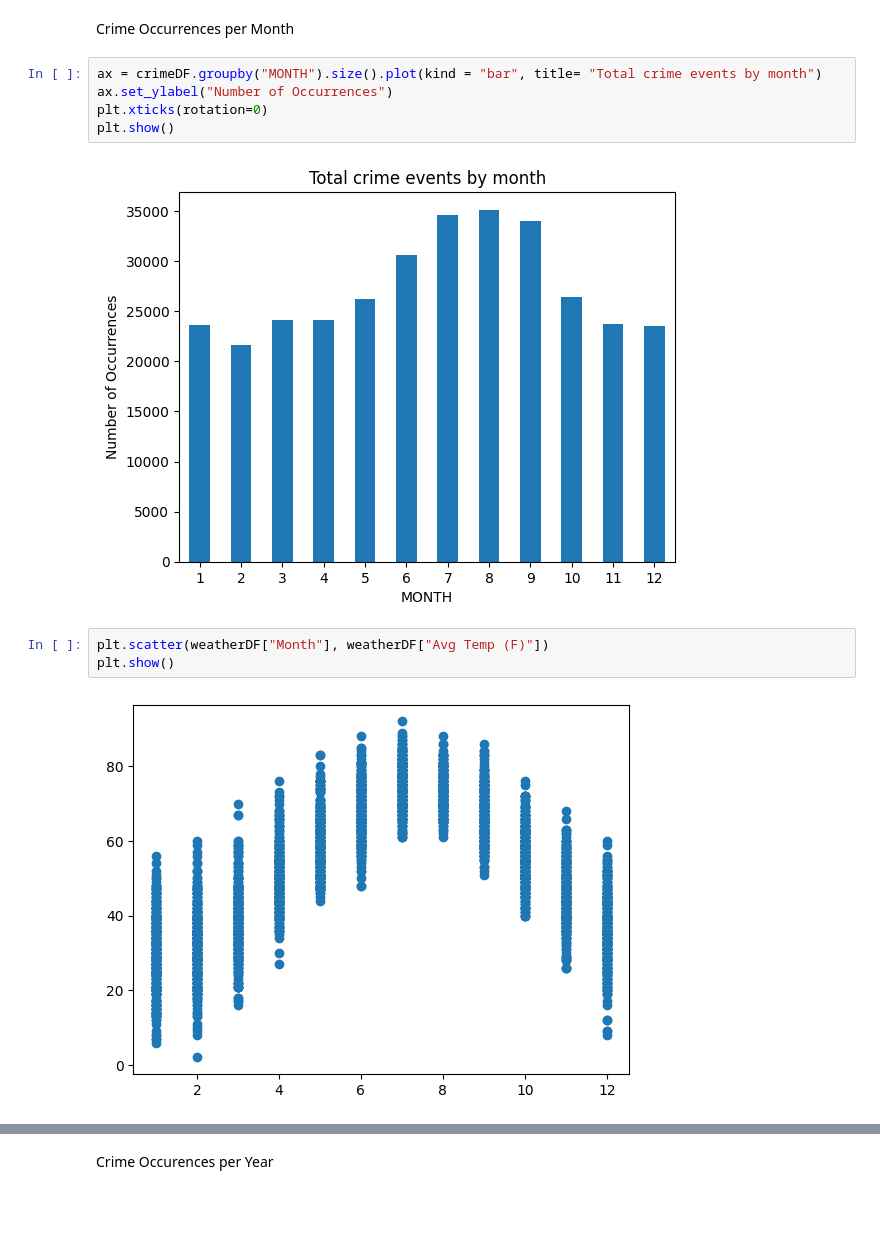
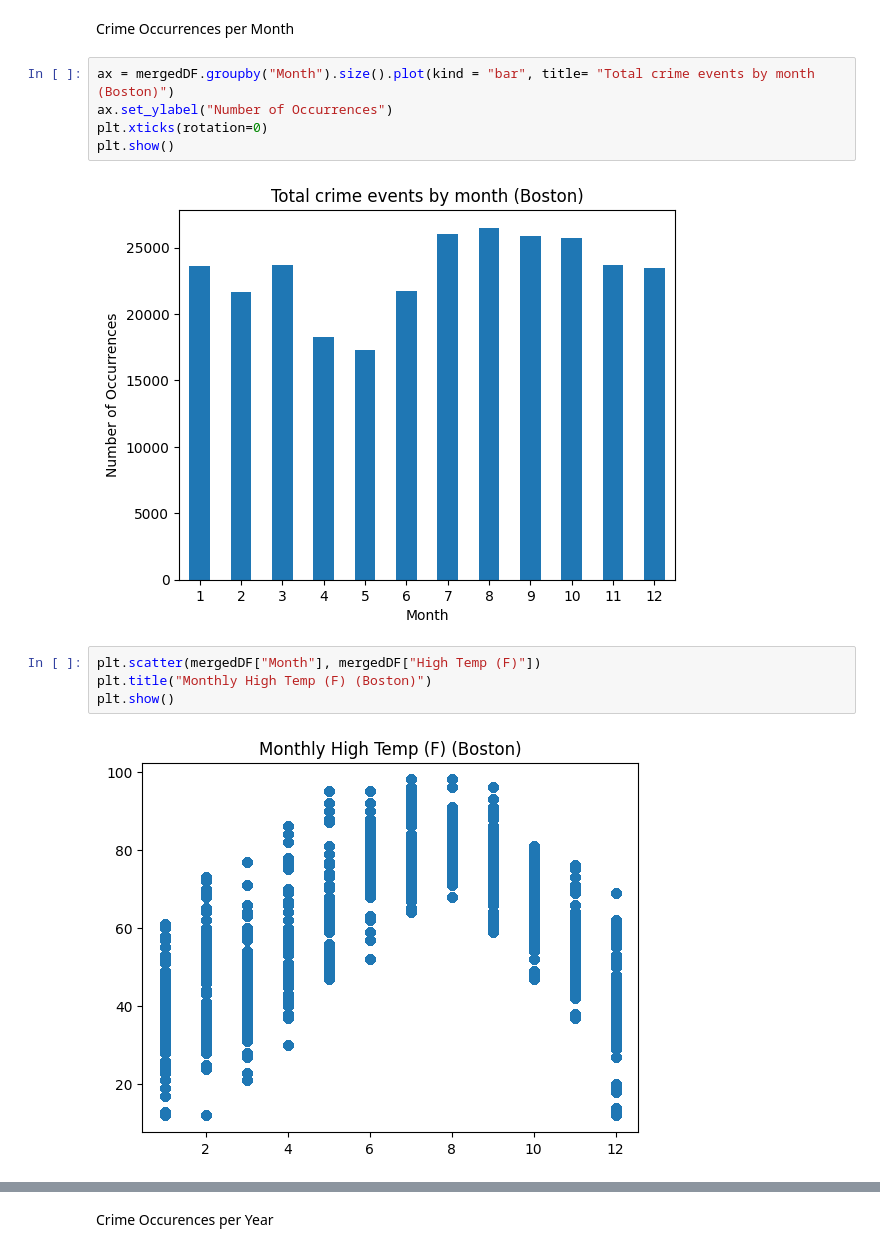
Before and after one commit to laurenawilk/CSCI4502, a Jupyter notebook: bostoncrimeandweather.ipynb, the cells around one changed output, grey strips where cells are left out. Saved outputs shown, nothing was run; the diff lists cells and outputs as text; blank space fills up the shorter version.

```diff
--- a/bostoncrimeandweather.ipynb
+++ b/bostoncrimeandweather.ipynb
@@ -561,14 +563,15 @@ Given a Cold Day, Probability of Society Crime Occurring:  12.61
 # %% [markdown]
 Crime Occurrences per Month
 # %%
-ax = crimeDF.groupby("MONTH").size().plot(kind = "bar", title= "Total crime events by month")
+ax = mergedDF.groupby("Month").size().plot(kind = "bar", title= "Total crime events by month (Boston)")
 ax.set_ylabel("Number of Occurrences")
 plt.xticks(rotation=0)
 plt.show()
 # %% [output]
-[figure, old version]
+[figure, new version]
 # %%
-plt.scatter(weatherDF["Month"], weatherDF["Avg Temp (F)"])
+plt.scatter(mergedDF["Month"], mergedDF["High Temp (F)"])
+plt.title("Monthly High Temp (F) (Boston)")
 plt.show()
 # %% [output]
-[figure, old version]
+[figure, new version]
```
Also changed, not shown: parts of 6 cells of this notebook.
